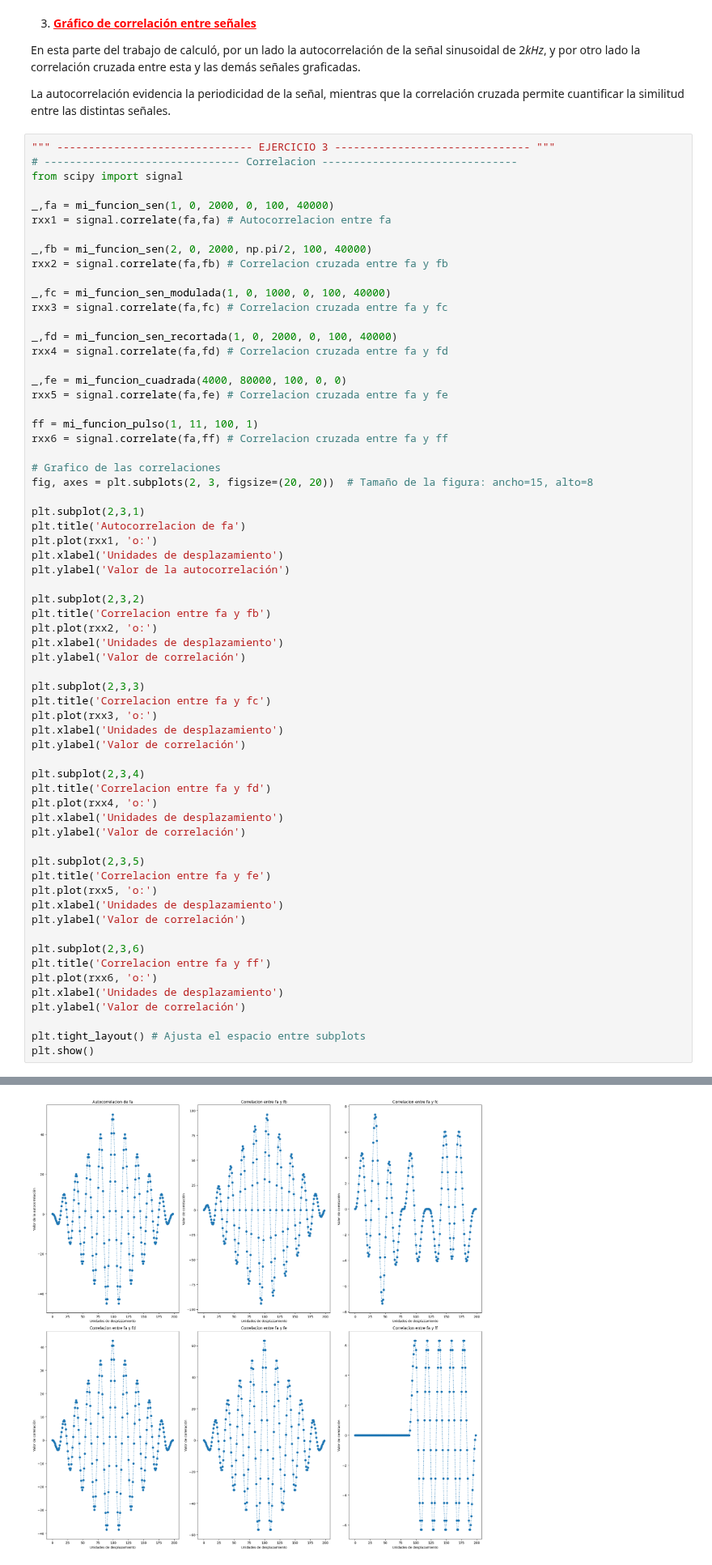
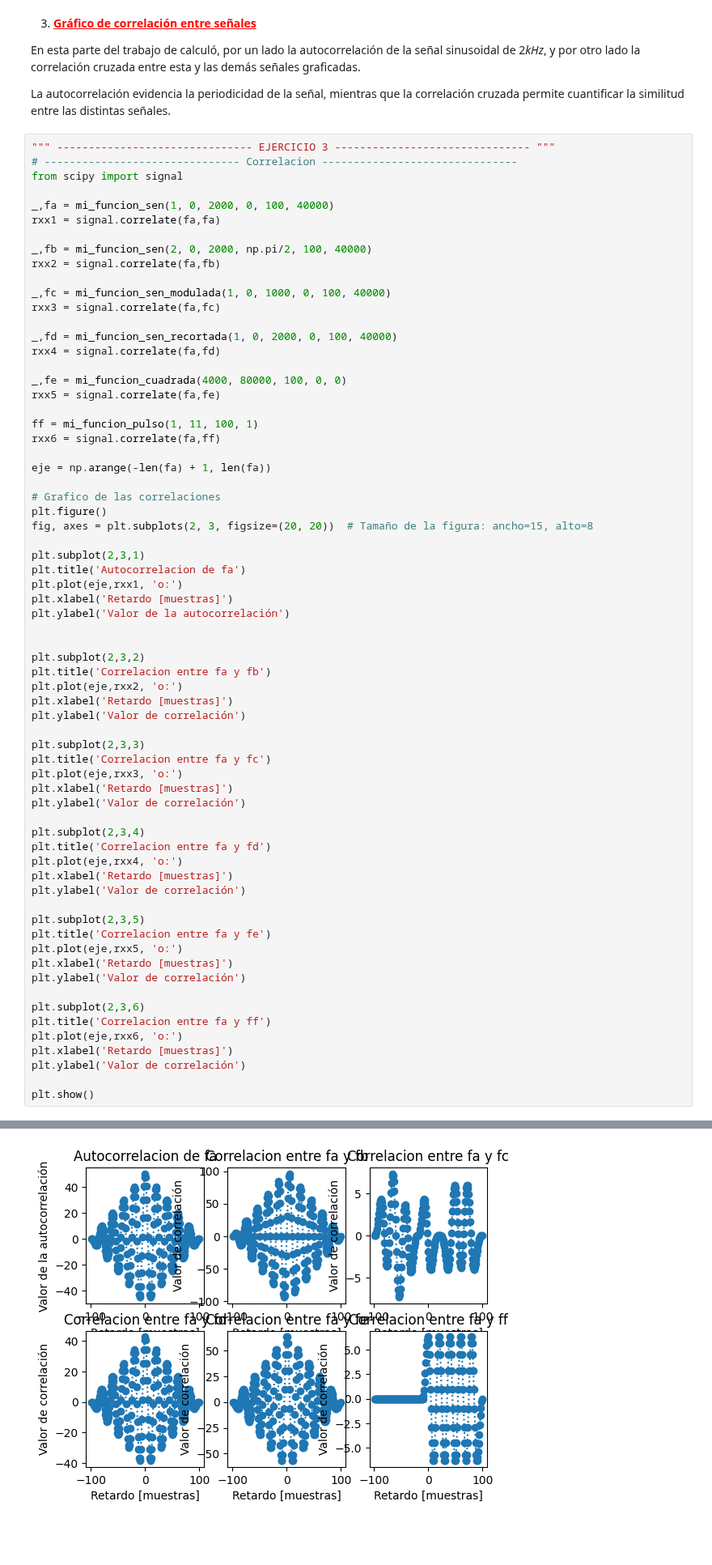
Before and after one commit to Catalina-git/APS, a Jupyter notebook: TP1 - Síntesis de señales/TS1.ipynb, the cells around one changed output, grey strips where cells are left out. Shown at 81% size. Saved outputs shown, nothing was run; the diff lists cells and outputs as text; blank space fills up the shorter version.

```diff
--- a/TP1 - Síntesis de señales/TS1.ipynb
+++ b/TP1 - Síntesis de señales/TS1.ipynb
@@ -396,72 +396,75 @@ La autocorrelación evidencia la periodicidad de la señal, mientras que la corr
 from scipy import signal
 
 _,fa = mi_funcion_sen(1, 0, 2000, 0, 100, 40000)
-rxx1 = signal.correlate(fa,fa) # Autocorrelacion entre fa
+rxx1 = signal.correlate(fa,fa)
 
 _,fb = mi_funcion_sen(2, 0, 2000, np.pi/2, 100, 40000)
-rxx2 = signal.correlate(fa,fb) # Correlacion cruzada entre fa y fb
+rxx2 = signal.correlate(fa,fb)
 
 _,fc = mi_funcion_sen_modulada(1, 0, 1000, 0, 100, 40000)
-rxx3 = signal.correlate(fa,fc) # Correlacion cruzada entre fa y fc
+rxx3 = signal.correlate(fa,fc)
 
 _,fd = mi_funcion_sen_recortada(1, 0, 2000, 0, 100, 40000)
-rxx4 = signal.correlate(fa,fd) # Correlacion cruzada entre fa y fd
+rxx4 = signal.correlate(fa,fd)
 
 _,fe = mi_funcion_cuadrada(4000, 80000, 100, 0, 0)
-rxx5 = signal.correlate(fa,fe) # Correlacion cruzada entre fa y fe
+rxx5 = signal.correlate(fa,fe)
 
 ff = mi_funcion_pulso(1, 11, 100, 1)
-rxx6 = signal.correlate(fa,ff) # Correlacion cruzada entre fa y ff
+rxx6 = signal.correlate(fa,ff)
+
+eje = np.arange(-len(fa) + 1, len(fa))
 
 # Grafico de las correlaciones
+plt.figure()
 fig, axes = plt.subplots(2, 3, figsize=(20, 20))  # Tamaño de la figura: ancho=15, alto=8
 
 plt.subplot(2,3,1)
 plt.title('Autocorrelacion de fa')
-plt.plot(rxx1, 'o:')
-plt.xlabel('Unidades de desplazamiento')
+plt.plot(eje,rxx1, 'o:')
+plt.xlabel('Retardo [muestras]')
 plt.ylabel('Valor de la autocorrelación')
+
 
 plt.subplot(2,3,2)
 plt.title('Correlacion entre fa y fb')
-plt.plot(rxx2, 'o:')
-plt.xlabel('Unidades de desplazamiento')
+plt.plot(eje,rxx2, 'o:')
+plt.xlabel('Retardo [muestras]')
 plt.ylabel('Valor de correlación')
 
 plt.subplot(2,3,3)
 plt.title('Correlacion entre fa y fc')
-plt.plot(rxx3, 'o:')
-plt.xlabel('Unidades de desplazamiento')
+plt.plot(eje,rxx3, 'o:')
+plt.xlabel('Retardo [muestras]')
 plt.ylabel('Valor de correlación')
 
 plt.subplot(2,3,4)
 plt.title('Correlacion entre fa y fd')
-plt.plot(rxx4, 'o:')
-plt.xlabel('Unidades de desplazamiento')
+plt.plot(eje,rxx4, 'o:')
+plt.xlabel('Retardo [muestras]')
 plt.ylabel('Valor de correlación')
 
 plt.subplot(2,3,5)
 plt.title('Correlacion entre fa y fe')
-plt.plot(rxx5, 'o:')
-plt.xlabel('Unidades de desplazamiento')
+plt.plot(eje,rxx5, 'o:')
+plt.xlabel('Retardo [muestras]')
 plt.ylabel('Valor de correlación')
 
 plt.subplot(2,3,6)
 plt.title('Correlacion entre fa y ff')
-plt.plot(rxx6, 'o:')
-plt.xlabel('Unidades de desplazamiento')
+plt.plot(eje,rxx6, 'o:')
+plt.xlabel('Retardo [muestras]')
 plt.ylabel('Valor de correlación')
 
-plt.tight_layout() # Ajusta el espacio entre subplots
 plt.show()
 # %% [output]
 PULSO RECTANGULAR DE 10ms
 [0. 1. 1. 1. 1. 1. 1. 1. 1. 1. 1. 0. 0. 0. 0. 0. 0. 0. 0. 0. 0. 0. 0. 0.
  0. 0. 0. 0. 0. 0. 0. 0. 0. 0. 0. 0. 0. 0. 0. 0. 0. 0. 0. 0. 0. 0. 0. 0.
  0. 0. 0. 0. 0. 0. 0. 0. 0. 0. 0. 0. 0. 0. 0. 0. 0. 0. 0. 0. 0. 0. 0. 0.
  0. 0. 0. 0. 0. 0. 0. 0. 0. 0. 0. 0. 0. 0. 0. 0. 0. 0. 0. 0. 0. 0. 0. 0.
  0. 0. 0. 0.]
-[figure, old version]
+[figure, new version]
 # %% [markdown]
 4) <font color=red><u> **Verificación de propiedad trigonométrica</u><font>**
 
```
Also changed, not shown: 1 other file.
